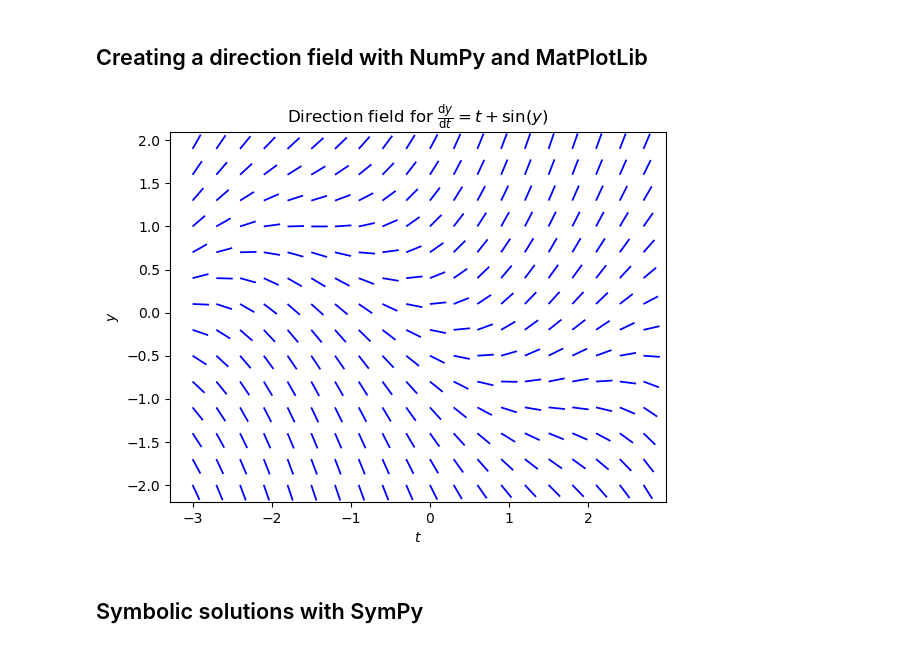
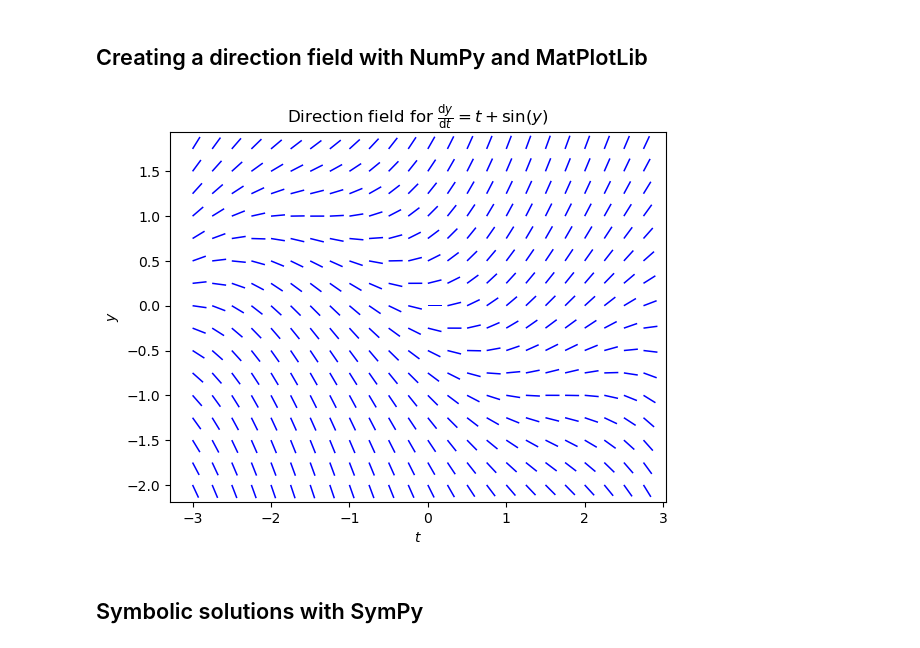
Before and after one commit to ethancsmith/math263-notes, a Jupyter notebook: Lectures/01-numpy-intro.ipynb, the cells around one changed output. Cells and saved outputs as stored; diff of their text form; code cells hidden in the pictures.

```diff
--- a/Lectures/01-numpy-intro.ipynb
+++ b/Lectures/01-numpy-intro.ipynb
@@ -5,25 +6,26 @@ from matplotlib import pyplot
 ## Creating a direction field with NumPy and MatPlotLib
 # %%
 # set step sizes for y and t
-ht, hy = 0.3, 0.3;
+ht, hy = 0.25, 0.25;
 # set bounds for t- and y-intervals
 tmin, tmax = -3, 3;
 ymin, ymax = -2, 2;
 # sample t- and y-intervals at appropriate step sizes
 tvals = np.arange(tmin, tmax, ht);
 yvals = np.arange(ymin, ymax, hy);
 # create rectangle mesh in ty-plane; data for each variable is stored in a separate rectangle array
 T, Y = np.meshgrid(tvals, yvals);
 dt = np.ones(T.shape); # create a dt=1 at each point of the 2D mesh
 dy = Y + np.sin(T);    # sample dy =(dy/dt)*dt, where dt=1 at each point of the 2D mesh
 # normalize each vector <dt, dy> so that it has "unit" length
 [dt, dy] = [dt, dy]/np.sqrt(dt**2 + dy**2);
 # plot "vector field" without arrowheads
-dplot=pyplot.quiver(T, Y, dt, dy, color="b", headlength=0, headwidth=1);
+dfield = pyplot.figure();
+dplot = pyplot.quiver(T, Y, dt, dy, color="b", headlength=0, headwidth=1);
 pyplot.title(r"Direction field for $\frac{\mathrm{d}y}{\mathrm{d}t} = t+\sin(y)$");
 pyplot.xlabel("$t$");
 pyplot.ylabel("$y$");
 # %% [output]
-[figure, old version]
+[figure, new version]
 # %% [markdown]
 ## Symbolic solutions with SymPy
```
Also changed, not shown: parts of 4 cells of this notebook.
